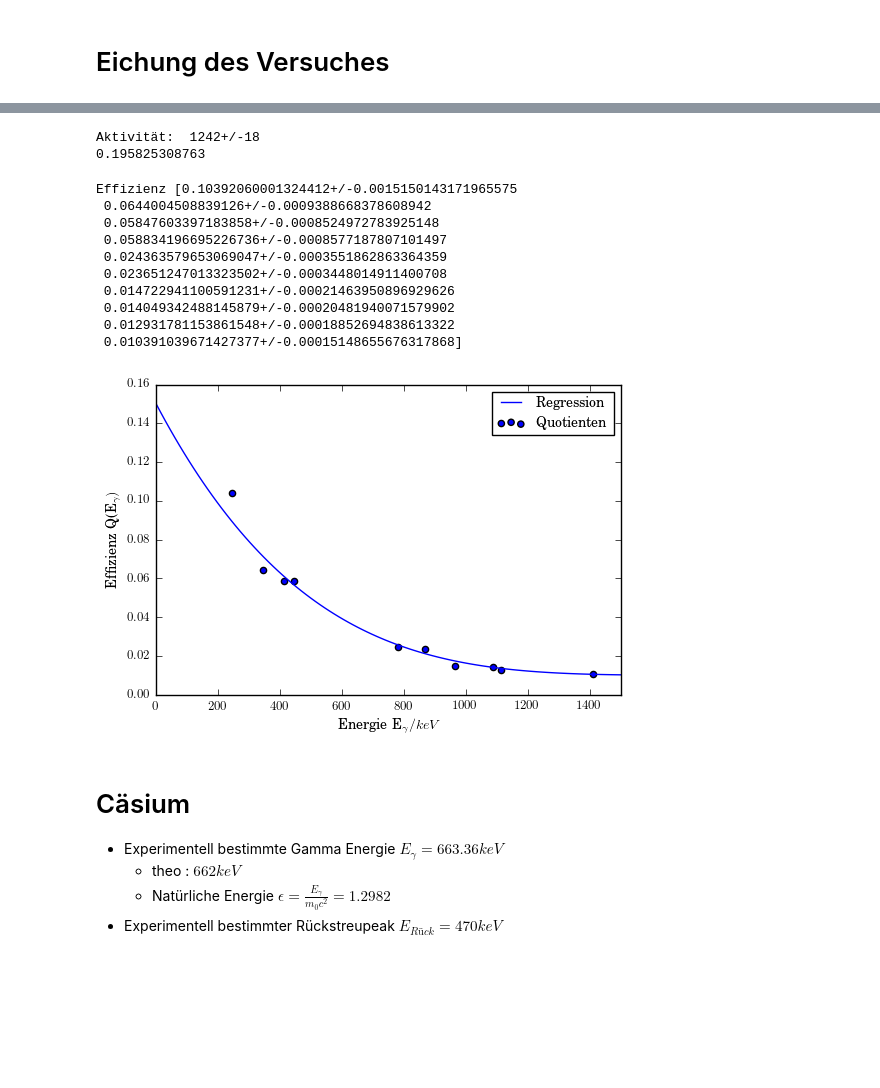
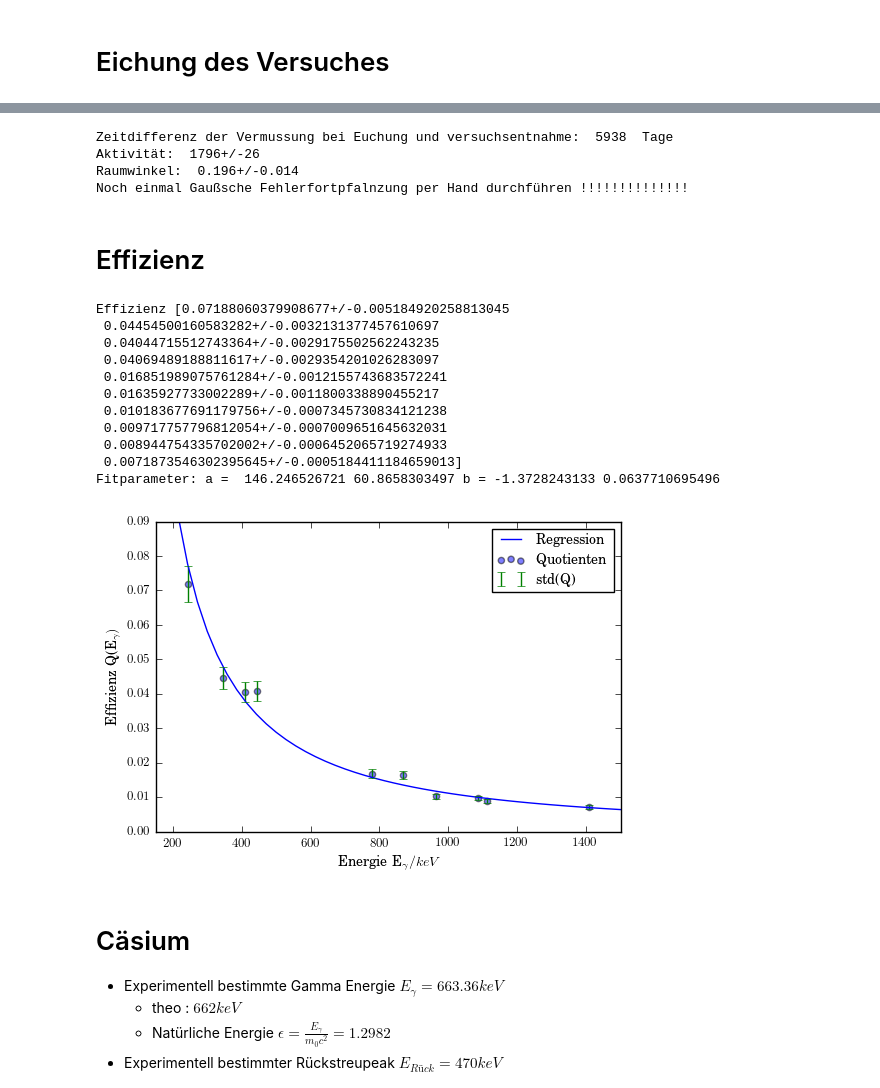
Before and after one commit to MaxSac/FP-Praktikum, a Jupyter notebook: 03-09.01.2017/calculation.ipynb, the cells around one changed output, grey strips where cells are left out. Saved outputs shown, nothing was run; the diff lists cells and outputs as text; code cells hidden in the pictures; blank space fills up the shorter version.

```diff
--- a/03-09.01.2017/calculation.ipynb
+++ b/03-09.01.2017/calculation.ipynb
@@ -181,43 +229,56 @@ from uncertainties import unumpy as un
 aktEu = un.uarray(4130, 60)
 halbEu = un.uarray(4943, 5) # in Tagen
 tDiff = 365*16+98 # in Tagen
+print("Zeitdifferenz der Vermussung bei Euchung und versuchsentnahme: ", tDiff, " Tage")
 def aktNachTagen(t, akt, halbWz):
-    return akt*un.exp(-(1/halbWz)*t)
+    return akt*un.exp(-(np.log(2)/halbWz)*t)
 AktEu = aktNachTagen(tDiff, aktEu, halbEu)
 print('Aktivität: ', AktEu)
-Raumwinkel = 2.*np.pi*(1-0.088/(np.sqrt(0.088**2+0.0225**2))) # strenggenommen darf die näherung nur für a > 10cm benutzt werden
-print(Raumwinkel)
+distance = ufloat(0.088,0.0002)
+Raumwinkel = 2.*np.pi*(1-distance/(np.sqrt(distance.nominal_value**2+0.0225**2)) )# strenggenommen darf die näherung nur für a > 10cm benutzt werden
+print("Raumwinkel: ", Raumwinkel)
+print("Noch einmal Gaußsche Fehlerfortpfalnzung per Hand durchführen !!!!!!!!!!!!!!")
 # %% [output]
-Aktivität:  1242+/-18
-0.195825308763
+Zeitdifferenz der Vermussung bei Euchung und versuchsentnahme:  5938  Tage
+Aktivität:  1796+/-26
+Raumwinkel:  0.196+/-0.014
+Noch einmal Gaußsche Fehlerfortpfalnzung per Hand durchführen !!!!!!!!!!!!!!
+# %% [markdown]
+# Effizienz
 # %%
 WWW = np.array([7.6, 26.5, 2.2, 3.1, 12.9, 4.2, 14.6, 10.2, 13.6, 21.0])/100 #Wechselwirkungswahrscheinlichkeit
 lifetime = 3172 # Zeit in der Effekttiv ein Signal gemessen werden konnte
 Q = EU.peak[1,1:]*4*np.pi/(Raumwinkel*AktEu*WWW*lifetime) #Effizienz
-def pot(x,a, b, c, d):
-    return np.abs(a*(x-c)**(b)) + d
-x = np.linspace(1,1500,100)
+def pot(x,a, b):
+    return a*(x)**(b)
 print('Effizienz', Q)
-plt.plot(x, pot(x, 1.2e-14,4, 1850, 0.01), label='Regression')
-plt.scatter(EU.peak[0,1:],un.nominal_values(Q), label='Quotienten')
+params, cov = curve_fit(pot,unumpy.nominal_values(EU.peak[0,1:]), unumpy.nominal_values(Q), sigma=unumpy.std_devs(Q))
+std = np.sqrt(np.diag(cov))
+print("Fitparameter: a = ",params[0], std[0],"b =", params[1],std[1])
+x = np.linspace(100,1500)
+plt.plot(x, pot(x, *params), label='Regression')
+plt.scatter(unumpy.nominal_values(EU.peak[0,1:]),un.nominal_values(Q), label='Quotienten', alpha=0.5)
+plt.errorbar(unumpy.nominal_values(EU.peak[0,1:]),un.nominal_values(Q),yerr=unumpy.std_devs(Q), linestyle="None", label="std(Q)")
 plt.xlabel(r"Energie E_\gamma / keV")
 plt.ylabel(r"Effizienz Q(E_\gamma)")
-plt.xlim(0,1500)
+plt.xlim(150,1500)
+plt.ylim(0,0.09)
 plt.legend(loc='best')
 plt.savefig('./build/Effizienz.pdf')
 plt.show()
 # %% [output]
-Effizienz [0.10392060001324412+/-0.0015150143171965575
- 0.0644004508839126+/-0.0009388668378608942
- 0.05847603397183858+/-0.0008524972783925148
- 0.058834196695226736+/-0.0008577187807101497
- 0.024363579653069047+/-0.0003551862863364359
- 0.023651247013323502+/-0.0003448014911400708
- 0.014722941100591231+/-0.00021463950896929626
- 0.014049342488145879+/-0.00020481940071579902
- 0.012931781153861548+/-0.00018852694838613322
- 0.010391039671427377+/-0.00015148655676317868]
+Effizienz [0.07188060379908677+/-0.005184920258813045
+ 0.04454500160583282+/-0.0032131377457610697
+ 0.04044715512743364+/-0.0029175502562243235
+ 0.04069489188811617+/-0.0029354201026283097
+ 0.016851989075761284+/-0.0012155743683572241
+ 0.01635927733002289+/-0.0011800338890455217
+ 0.010183677691179756+/-0.0007345730834121238
+ 0.009717757796812054+/-0.0007009651645632031
+ 0.008944754335702002+/-0.0006452065719274933
+ 0.0071873546302395645+/-0.0005184411184659013]
+Fitparameter: a =  146.246526721 60.8658303497 b = -1.3728243133 0.0637710695496
-[figure, old version]
+[figure, new version]
 # %% [markdown]
 # Cäsium
 - Experimentell bestimmte Gamma Energie  $E_\gamma = 663.36 keV$
```
Also changed, not shown: parts of 14 cells of this notebook, 7 other files.
